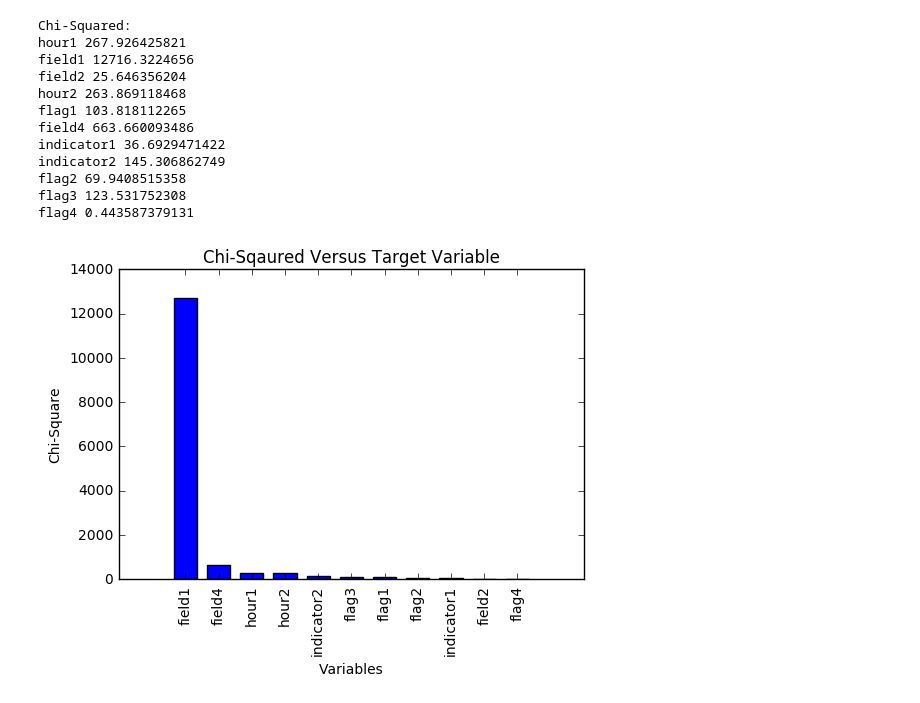
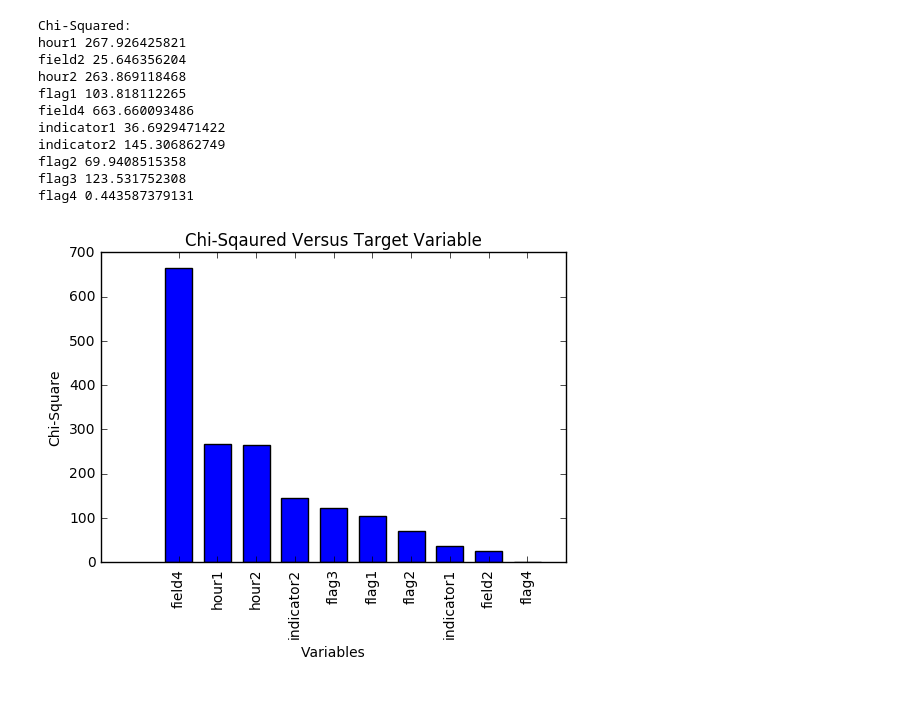
Before and after one commit to jonerra/Purdue_Data_Mining, a Jupyter notebook: StatExplore.ipynb, the cells around one changed output. Drawn from its saved outputs; the diff is of its cells as text; code cells hidden in the pictures.

```diff
--- a/StatExplore.ipynb
+++ b/StatExplore.ipynb
@@ -17,10 +17,12 @@ target = pd.read_csv('DataminingContest2009.Task2Targets.Train.csv')
 inputs = inputs.drop(['custAttr1', 'custAttr2'], 1)
 
 # Inputting the state missing value with the most common state
-inputs['state1'] = inputs['state1'].fillna(inputs['state1'].mode()[0])
+# inputs['state1'] = inputs['state1'].fillna(inputs['state1'].mode()[0])
+inputs["zipstate"] = inputs["zip1"].map(str) + inputs["state1"]
+inputs = inputs.drop(['zip1', 'state1'], 1)
 # %%
 # Create a data frame of only categorical values for chi-squared test
-categorical = inputs.drop(['amount', 'state1', 'zip1', 'total', 'field3', 'flag5'], 1)
+categorical = inputs.drop(['amount', 'total', 'field3', 'flag5', 'zipstate', 'field1'], 1)
 
 # Creating a chi-squared plot
 chi = []
@@ -41,35 +43,34 @@ columns= []
 for i in indices:
         name = categorical.columns[i]
         if name != 'fraud':
             columns.append(name)
         else:
             columns.append(categorical.columns[i+1])
             # columns.append('status')
 
 x = []
 y = sorted(chi, reverse=True)
 for i in range(len(y)):
     x.append(i)
 plt.bar(x, y, width=0.7, align='center')
 plt.xticks(x, columns, rotation=90)
 plt.xlabel('Variables')
 plt.ylabel('Chi-Square')
 plt.title('Chi-Sqaured Versus Target Variable')
 plt.show()
 # %% [output]
 Chi-Squared:
 hour1 267.926425821
-field1 12716.3224656
 field2 25.646356204
 hour2 263.869118468
 flag1 103.818112265
 field4 663.660093486
 indicator1 36.6929471422
 indicator2 145.306862749
 flag2 69.9408515358
 flag3 123.531752308
 flag4 0.443587379131
-[figure, old version]
+[figure, new version]
 # %%
 # Converting state values to integers
 lbl = preprocessing.LabelEncoder()
```
Also changed, not shown: parts of 1 cell of this notebook, 4 other files.
